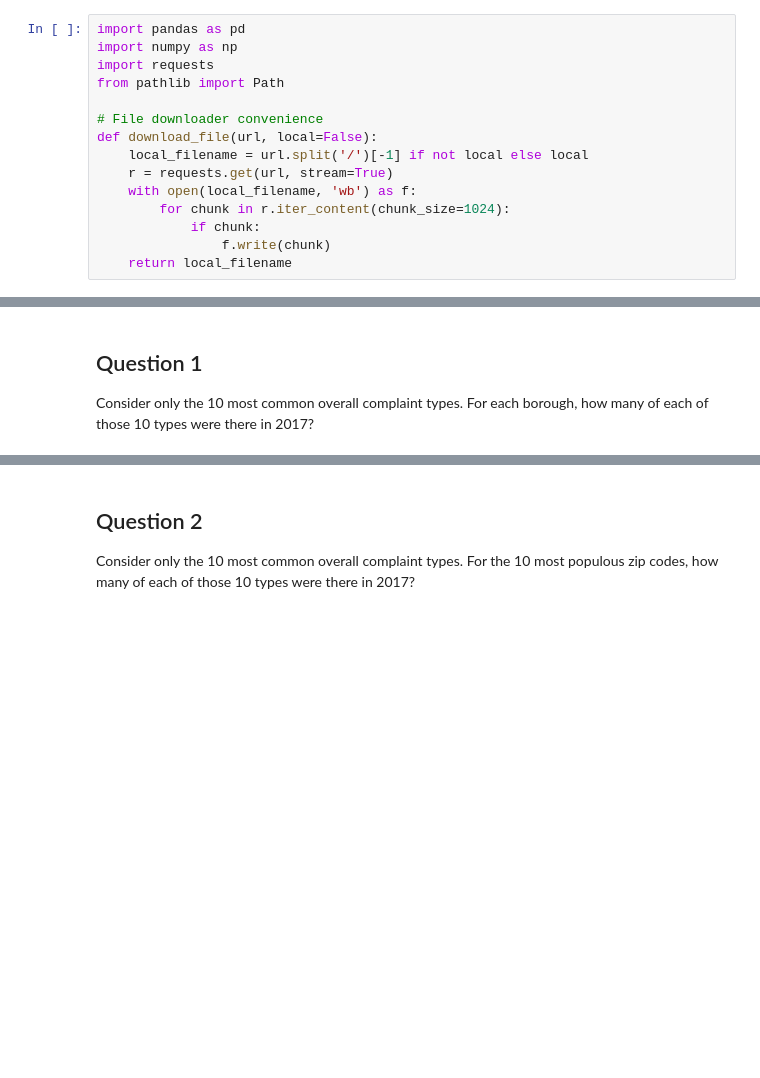
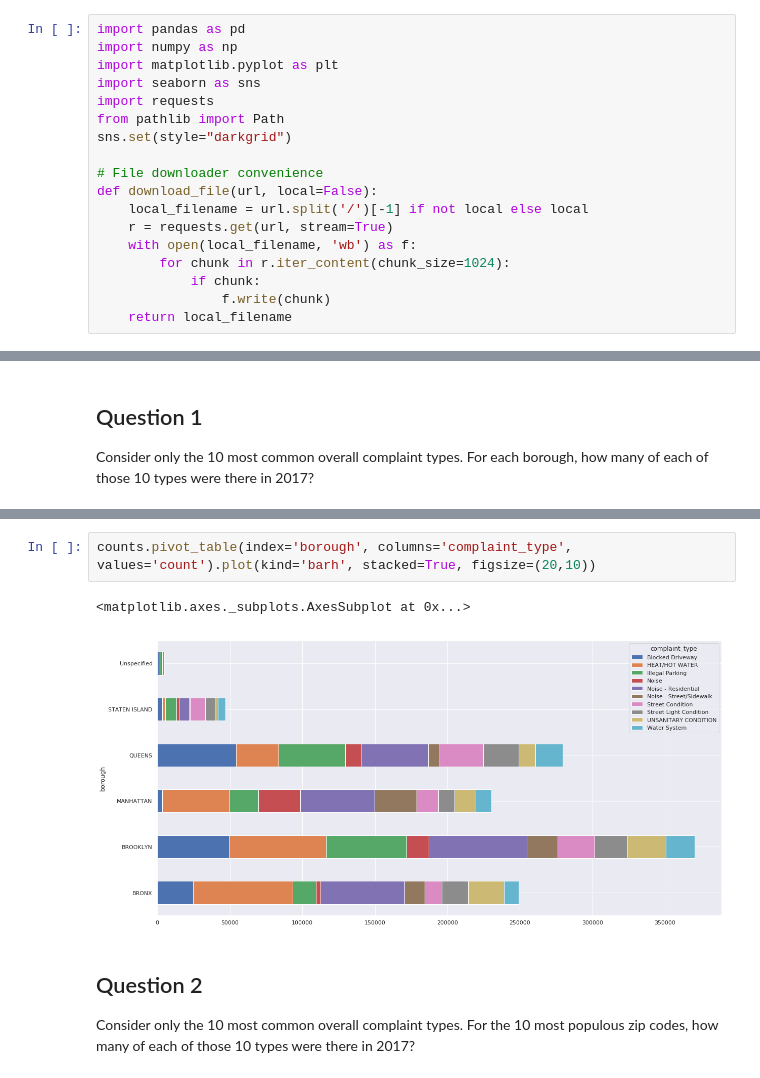
Before and after one commit to gato-rapido/complaint-cleanup, a Jupyter notebook: work/311.ipynb, the cells around one changed output, grey strips where cells are left out. Drawn from its saved outputs; the diff is of its cells as text; blank space fills up the shorter version.

Commit message:
add some plots

```diff
--- a/work/311.ipynb
+++ b/work/311.ipynb
@@ -11,8 +11,11 @@ Thanks for your consideration!
 # %%
 import pandas as pd
 import numpy as np
+import matplotlib.pyplot as plt
+import seaborn as sns
 import requests
 from pathlib import Path
+sns.set(style="darkgrid")
 
 # File downloader convenience
 def download_file(url, local=False):
@@ -219,3 +224,8 @@ counts.reset_index().sort_values(['borough','count'], ascending=False).set_index
+# %%
+counts.pivot_table(index='borough', columns='complaint_type', values='count').plot(kind='barh', stacked=True, figsize=(20,10))
+# %% [output]
+<matplotlib.axes._subplots.AxesSubplot at 0x...>
+[figure, added]
 # %% [markdown]
 ## Question 2
 
```
Also changed, not shown: parts of 11 cells of this notebook.
